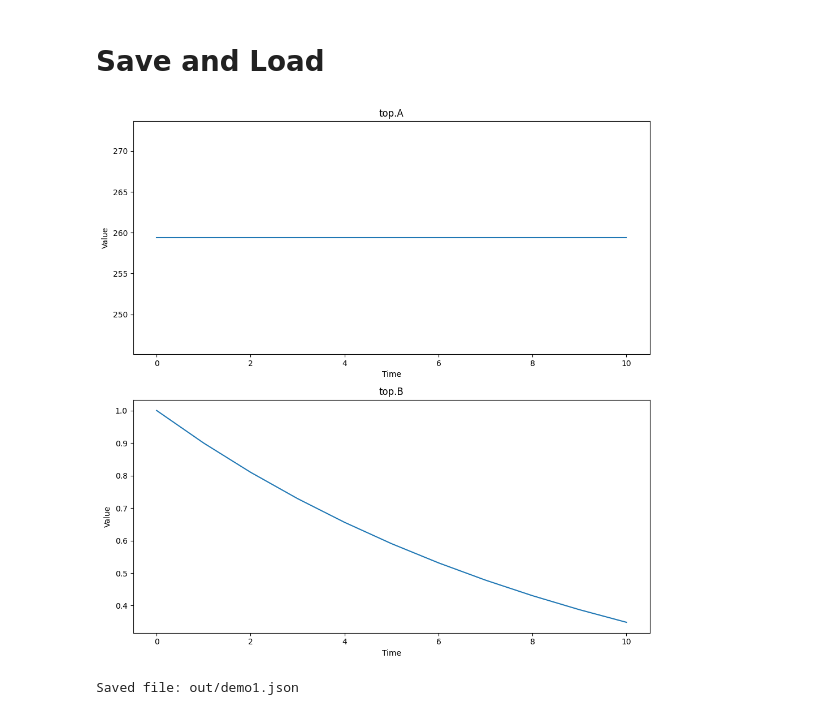
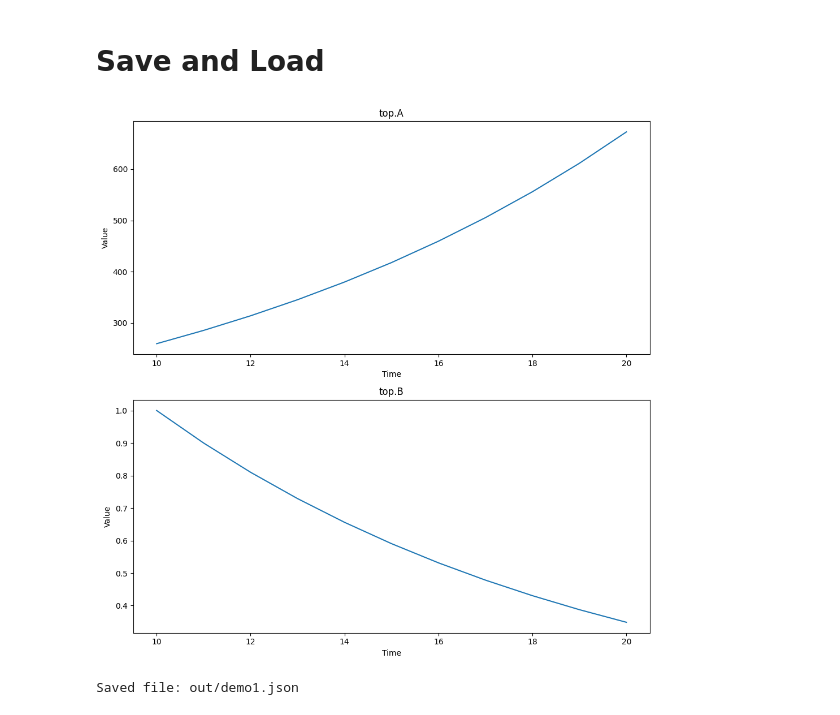
Before and after one commit to vivarium-collective/vivarium-interface, a Jupyter notebook: notebooks/demo.ipynb, the cells around one changed output. Drawn from its saved outputs; the diff is of its cells as text; code cells hidden in the pictures.

```diff
--- a/notebooks/demo.ipynb
+++ b/notebooks/demo.ipynb
@@ -161,11 +170,11 @@ v.diagram(dpi='120')
 # Save and Load
 # %%
 # run the simulation for 10 time units
-v.set_value(path=['global_time'], value=0)
+# v.set_value(path=['global_time'], value=0)
 v.run(interval=10)
 v.plot_timeseries()
 # %% [output]
-[figure, old version]
+[figure, new version]
 # %%
 # save the current state to a file
 v.save(filename='demo1')
```
Also changed, not shown: parts of 9 cells of this notebook, 2 other files.
